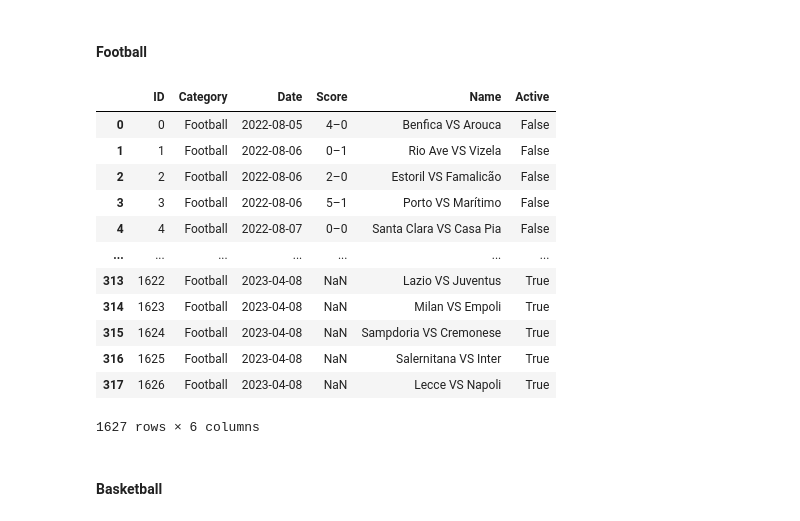
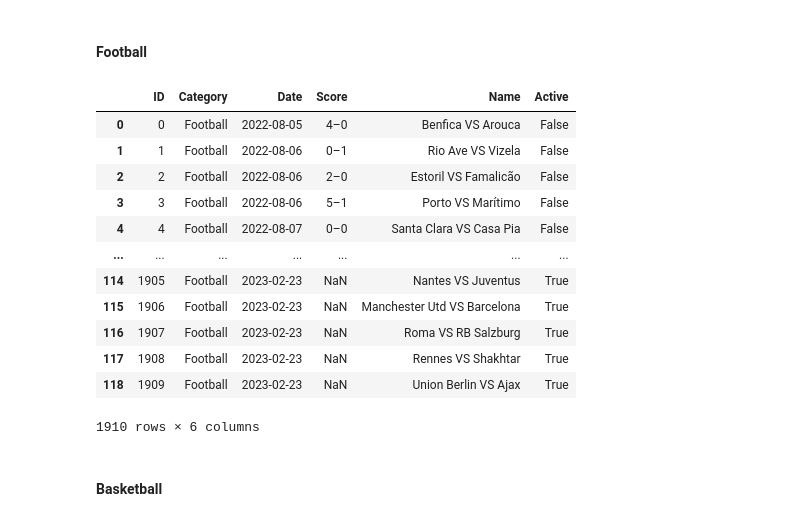
Before and after one commit to diogoabnunes/AID, a Jupyter notebook: data/data cleaning and prep.ipynb, the cells around one changed output. Drawn from its saved outputs; the diff is of its cells as text; code cells hidden in the pictures.

Commit message:
only thing missing is the deal table

```diff
--- a/data/data cleaning and prep.ipynb
+++ b/data/data cleaning and prep.ipynb
@@ -80,9 +81,15 @@ def processFootball(filename):
     df['Date'] = pd.to_datetime(df['Date'])
     df.sort_values(by='Date')
     df['Name'] = df['Home'] + ' VS ' + df['Away']
-    df = df.drop(columns=['Wk', 'Day', 'Time', 'Attendance', 'Venue', 'Referee', 'Match Report', 'Notes', 'Home', 'Away', 'xG', 'xG.1'])
+    df['Name'] = df['Name'].apply(lambda x: x.replace("'", " "))
+    df['Name'] = df['Name'].apply(lambda x: x.replace("-", " "))
+    df = df.drop(columns=['Round', 'Wk', 'Day', 'Time', 'Attendance', 'Venue', 'Referee', 'Match Report', 'Notes', 'Home', 'Away', 'xG', 'xG.1'], errors='ignore')
     df.insert(0, 'Category', 'Football')
-    df['Active'] = np.where(df['Date'] > pd.Timestamp.now(), True, False)
+    twodaysmarging = pd.to_datetime(date.today() - timedelta(2))
+    #print(twodaysmarging)
+    df['Active'] = np.where(df['Date'] > twodaysmarging, True, False)
+    df.loc[df["Score"] == np.NaN, "Active"] = True
+    #df = df[df.Score != 'nan']
     return df
 # %%
 pt = processFootball('primeiraliga')
@@ -91,31 +98,31 @@ en = processFootball('epl')
 es = processFootball('laliga')
 fr = processFootball('ligue1')
 it = processFootball('seriea')
+wc = processFootball('fifaworldcup')
+cl = processFootball('championsleague')
+el = processFootball('europaleague')
 # %%
-football = pd.concat([pt, de, en, es, fr, it])
+football = pd.concat([pt, de, en, es, fr, it, wc, cl, el])
 football.sort_values(by='Date')
-
 fourmonthsspan = pd.to_datetime(date.today() + timedelta(121))
 football = football[(football['Date'] < fourmonthsspan)]
-
+football['Name'] = football['Name'].apply(lambda x: re.sub('[a-z]{2,3}\sVS\s[a-z]{2,3}', 'VS', x))
 football.insert(0, 'ID', range(0, 0 + len(football)))
 football
-
-#self.df["date"] = pd.to_datetime(self.df["date"]).dt.date
 # %% [output]
 |  | ID | Category | Date | Score | Name | Active |
 | 0 | 0 | Football | 2022-08-05 | 4–0 | Benfica VS Arouca | False |
 | 1 | 1 | Football | 2022-08-06 | 0–1 | Rio Ave VS Vizela | False |
 | 2 | 2 | Football | 2022-08-06 | 2–0 | Estoril VS Famalicão | False |
 | 3 | 3 | Football | 2022-08-06 | 5–1 | Porto VS Marítimo | False |
 | 4 | 4 | Football | 2022-08-07 | 0–0 | Santa Clara VS Casa Pia | False |
 | ... | ... | ... | ... | ... | ... | ... |
-| 313 | 1622 | Football | 2023-04-08 | NaN | Lazio VS Juventus | True |
-| 314 | 1623 | Football | 2023-04-08 | NaN | Milan VS Empoli | True |
-| 315 | 1624 | Football | 2023-04-08 | NaN | Sampdoria VS Cremonese | True |
-| 316 | 1625 | Football | 2023-04-08 | NaN | Salernitana VS Inter | True |
-| 317 | 1626 | Football | 2023-04-08 | NaN | Lecce VS Napoli | True |
+| 114 | 1905 | Football | 2023-02-23 | NaN | Nantes VS Juventus | True |
+| 115 | 1906 | Football | 2023-02-23 | NaN | Manchester Utd VS Barcelona | True |
+| 116 | 1907 | Football | 2023-02-23 | NaN | Roma VS RB Salzburg | True |
+| 117 | 1908 | Football | 2023-02-23 | NaN | Rennes VS Shakhtar | True |
+| 118 | 1909 | Football | 2023-02-23 | NaN | Union Berlin VS Ajax | True |
-1627 rows × 6 columns
+1910 rows × 6 columns
 # %%
 football.to_csv('prepared/football.csv')
 # %% [markdown]
```
Also changed, not shown: parts of 4 cells of this notebook, 7 other files.
